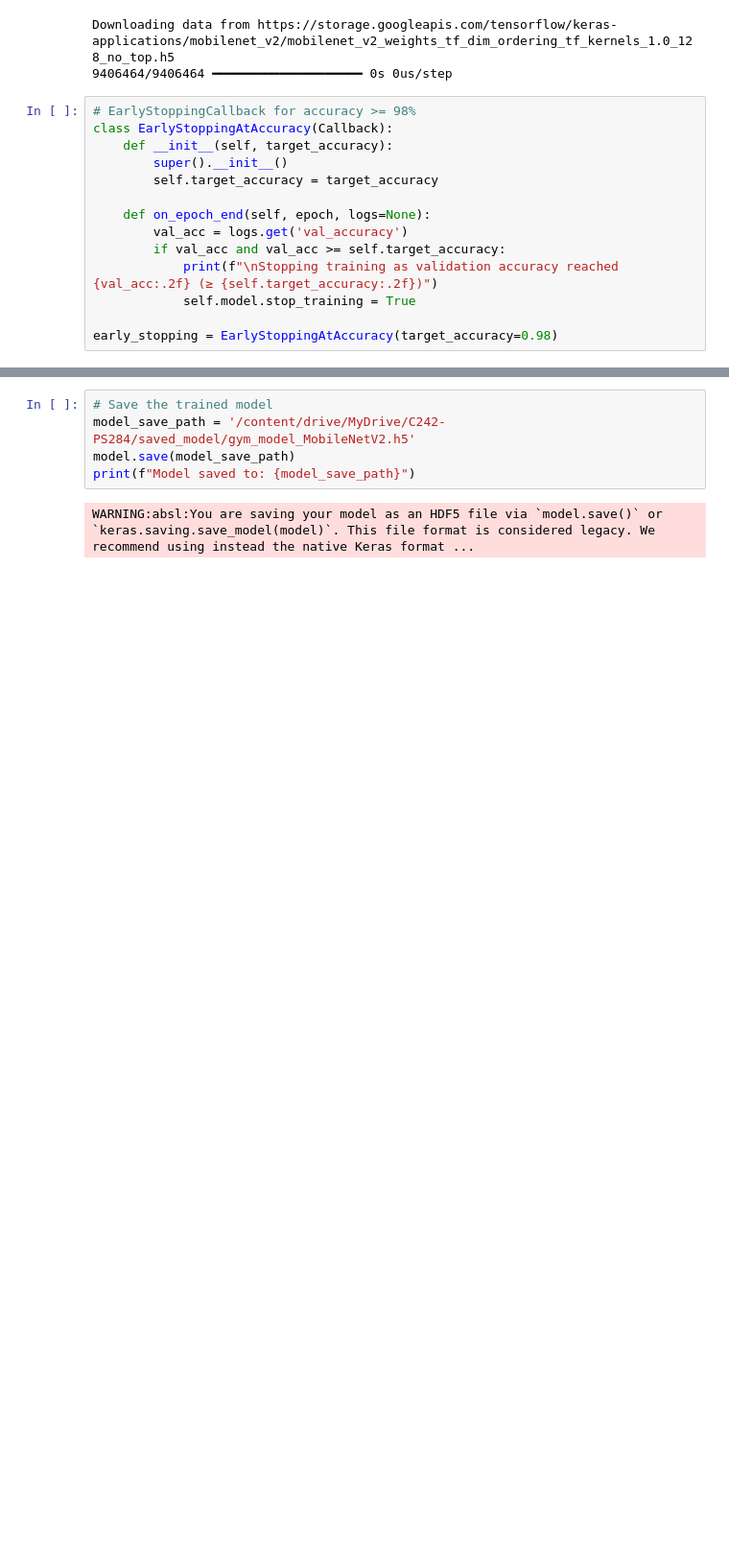
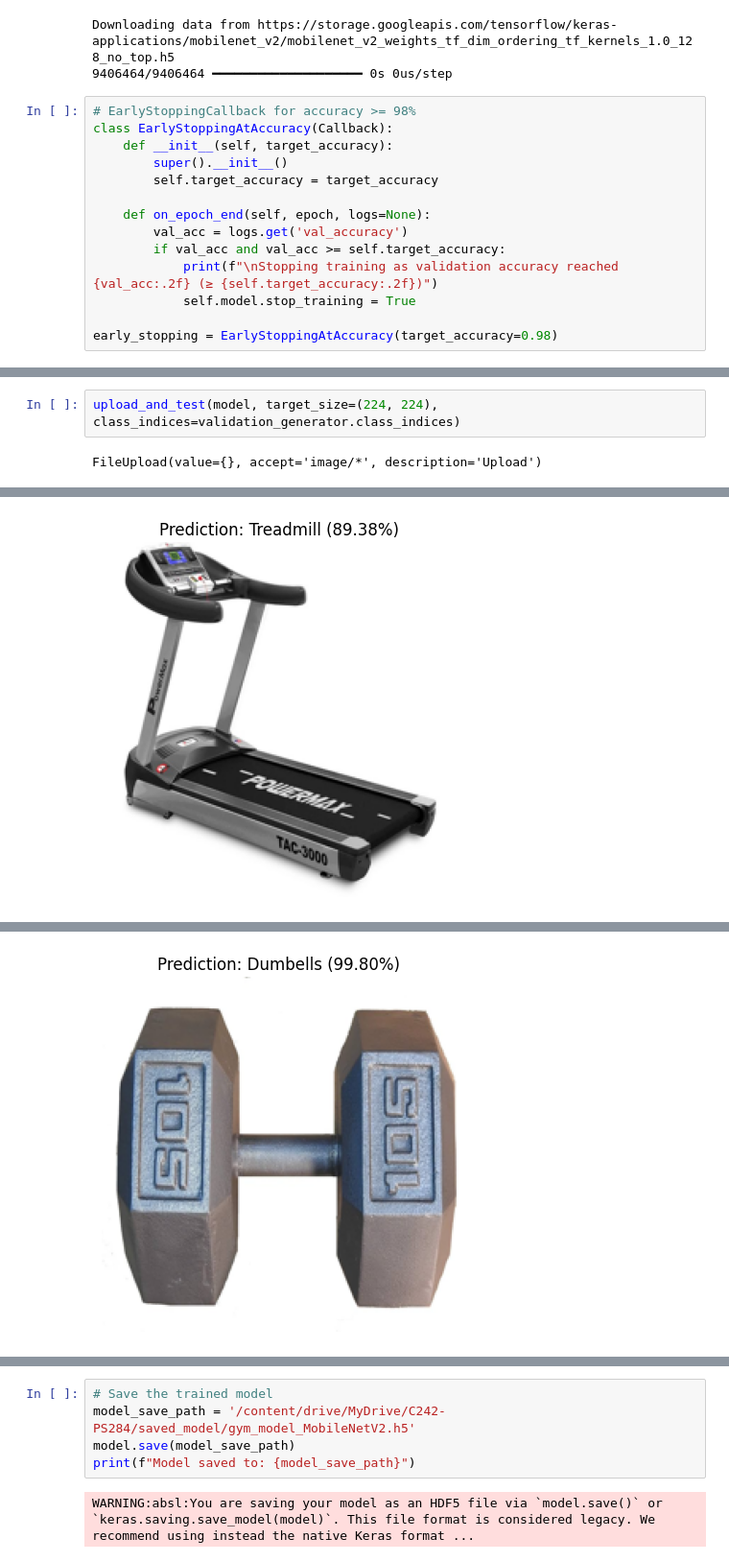
Before and after one commit to rizalpangestu1/Machine-Learning, a Jupyter notebook: GymLens_Training_MobileNetV2.ipynb, the cells around one changed output, grey strips where cells are left out. Shown at 96% size. Saved outputs shown, nothing was run; the diff lists cells and outputs as text; blank space fills up the shorter version.

```diff
--- a/GymLens_Training_MobileNetV2.ipynb
+++ b/GymLens_Training_MobileNetV2.ipynb
@@ -231,0 +270,4 @@ test_model_with_sample_images(validation_generator, model)
+# %%
+upload_and_test(model, target_size=(224, 224), class_indices=validation_generator.class_indices)
+# %% [output]
+FileUpload(value={}, accept='image/*', description='Upload')
@@ -231,0 +275 @@ test_model_with_sample_images(validation_generator, model)
+[figure, added]
@@ -231,0 +277 @@ test_model_with_sample_images(validation_generator, model)
+[figure, added]
```
Also changed, not shown: parts of 9 cells of this notebook.
